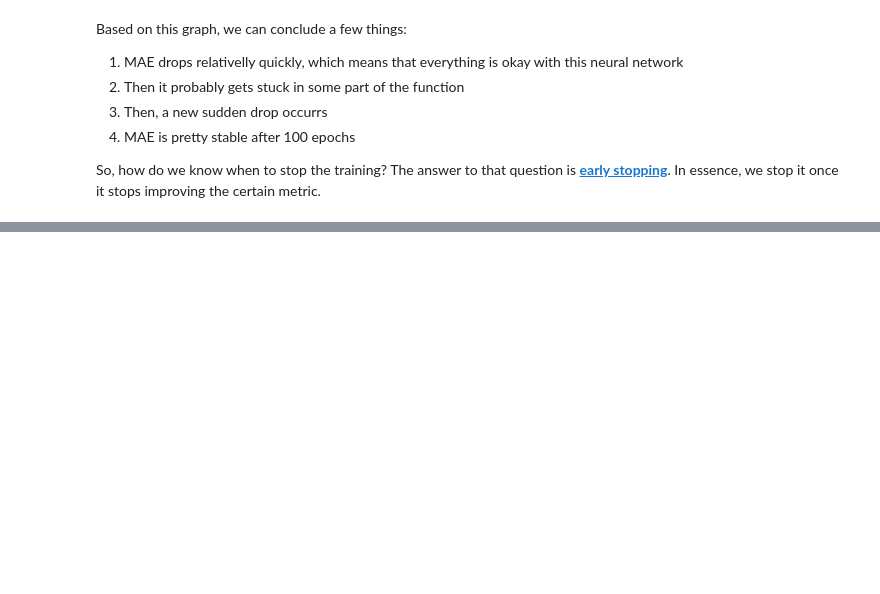
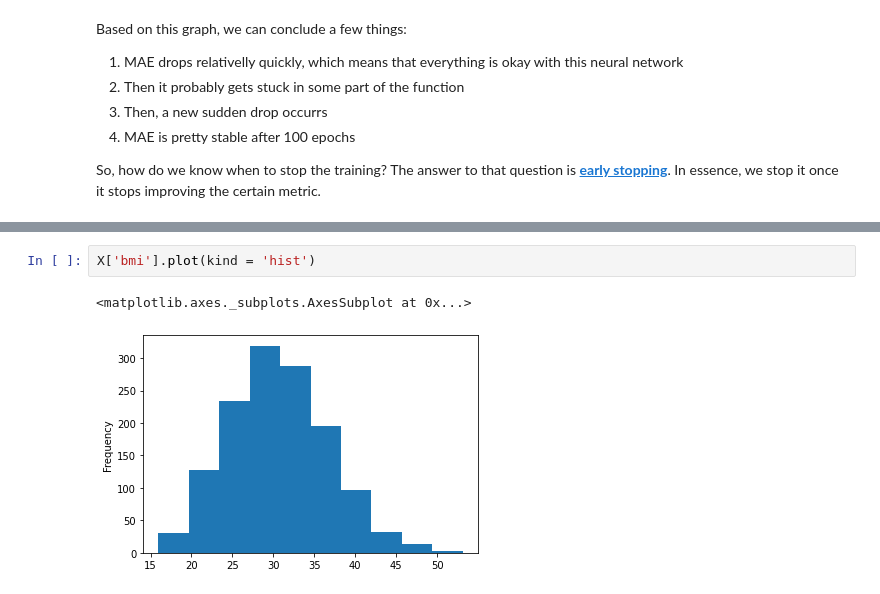
Before and after one commit to emirdemic/Learning-TensorFlow, a Jupyter notebook: TensorFlow.ipynb, the cells around one changed output, grey strips where cells are left out. Drawn from its saved outputs; the diff is of its cells as text; blank space fills up the shorter version.

```diff
--- a/TensorFlow.ipynb
+++ b/TensorFlow.ipynb
@@ -1613,0 +1633,5 @@ So, how do we know when to stop the training? The answer to that question is **[
+# %%
+X['bmi'].plot(kind = 'hist')
+# %% [output]
+<matplotlib.axes._subplots.AxesSubplot at 0x...>
+[figure, added]
```
Also changed, not shown: parts of 15 cells of this notebook.
